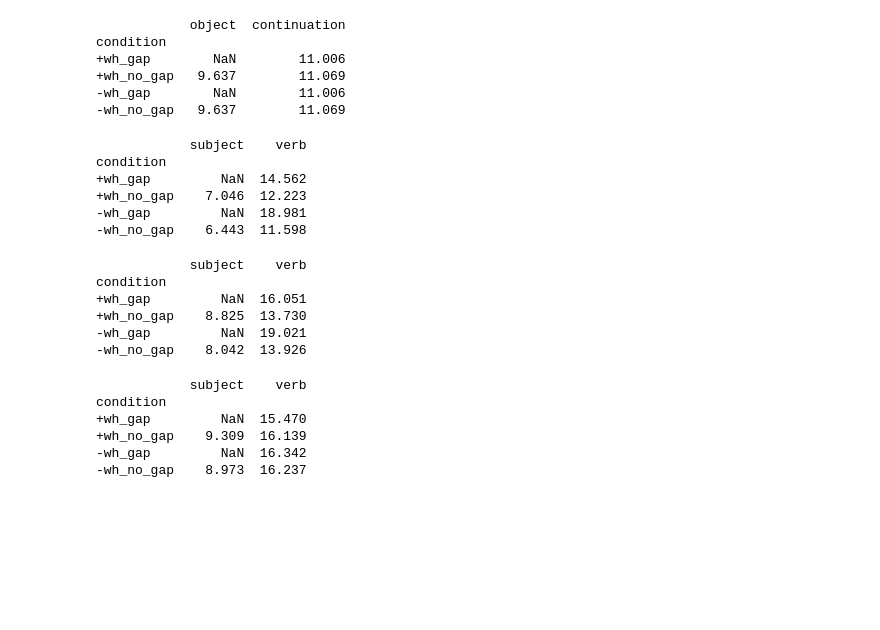
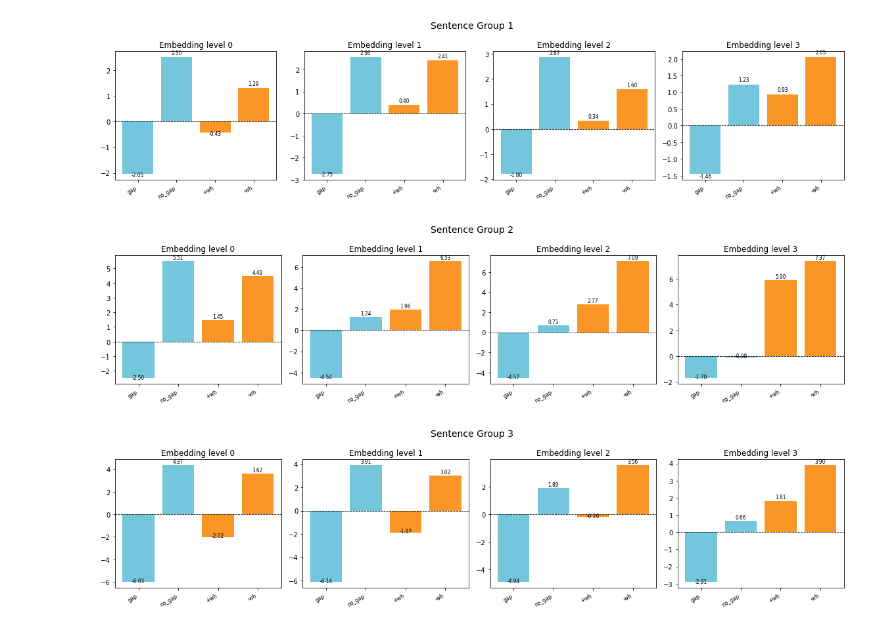
Before and after one commit to marrsia/ucl-fgd, a Jupyter notebook: notebooks/ad hoc.ipynb, the cells around one changed output. Saved outputs shown, nothing was run; the diff lists cells and outputs as text; code cells hidden in the pictures; blank space fills up the shorter version.

Commit message:
start wilcox data prep

```diff
--- a/notebooks/ad hoc.ipynb
+++ b/notebooks/ad hoc.ipynb
@@ -44,56 +0,0 @@ condition
-# %%
-avg = compute_average_surprisals_by_condition(
-    '../data/model_outputs/ngram_pilot_object_gaps_stimuli_with_surprisals.csv',
-    regions=['object', 'continuation'],
-    surprisal_type='mean'
-)
-print(avg)
-# %% [output]
-            object  continuation
-condition
-+wh_gap        NaN        11.006
-+wh_no_gap   9.637        11.069
--wh_gap        NaN        11.006
--wh_no_gap   9.637        11.069
-# %%
-avg = compute_average_surprisals_by_condition(
-    '../data/model_outputs/gpt2_pilot_subject_gaps_stimuli_with_surprisals.csv',
-    regions=['subject', 'verb'],
-    surprisal_type='mean'
-)
-print(avg)
-# %% [output]
-            subject    verb
-condition
-+wh_gap         NaN  14.562
-+wh_no_gap    7.046  12.223
--wh_gap         NaN  18.981
--wh_no_gap    6.443  11.598
-# %%
-avg = compute_average_surprisals_by_condition(
-    '../data/model_outputs/grnn_pilot_subject_gaps_stimuli_with_surprisals.csv',
-    regions=['subject', 'verb'],
-    surprisal_type='mean'
-)
-print(avg)
-# %% [output]
-            subject    verb
-condition
-+wh_gap         NaN  16.051
-+wh_no_gap    8.825  13.730
--wh_gap         NaN  19.021
--wh_no_gap    8.042  13.926
-# %%
-avg = compute_average_surprisals_by_condition(
-    '../data/model_outputs/ngram_pilot_subject_gaps_stimuli_with_surprisals.csv',
-    regions=['subject', 'verb'],
-    surprisal_type='mean'
-)
-print(avg)
-# %% [output]
-            subject    verb
-condition
-+wh_gap         NaN  15.470
-+wh_no_gap    9.309  16.139
--wh_gap         NaN  16.342
--wh_no_gap    8.973  16.237
@@ -99,0 +4,8 @@ condition
+# %%
+## GPT2
+gpt2_df = pd.read_csv("../data/model_outputs/gpt2_pilot_object_gaps_stimuli_with_surprisals.csv")
+data.plot_metrics(df, surprisal_type='local_continuation_only', gap_type='object')
+# %% [output]
+[figure, added]
+[figure, added]
+[figure, added]
```
Also changed, not shown: parts of 10 cells of this notebook, 12 other files.
